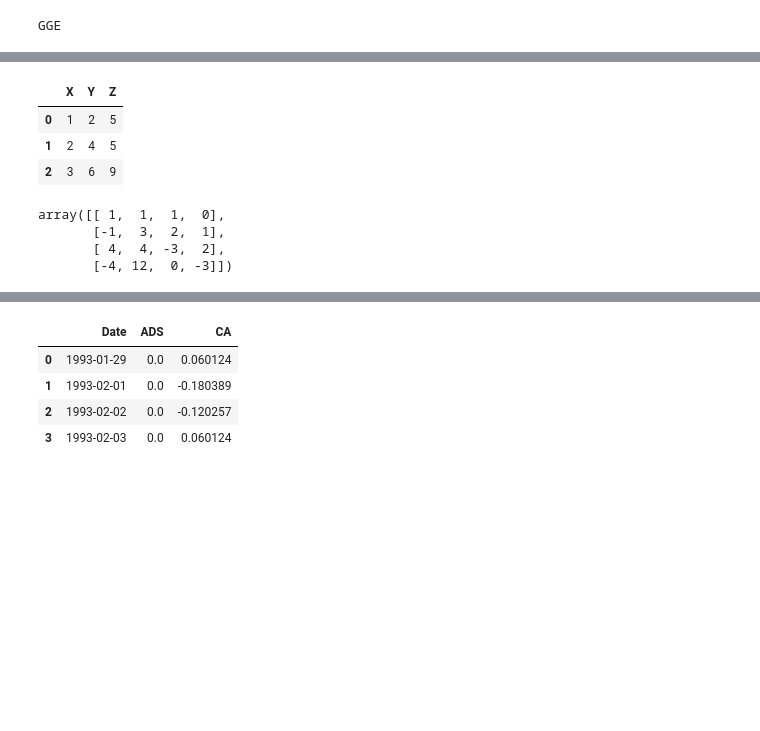
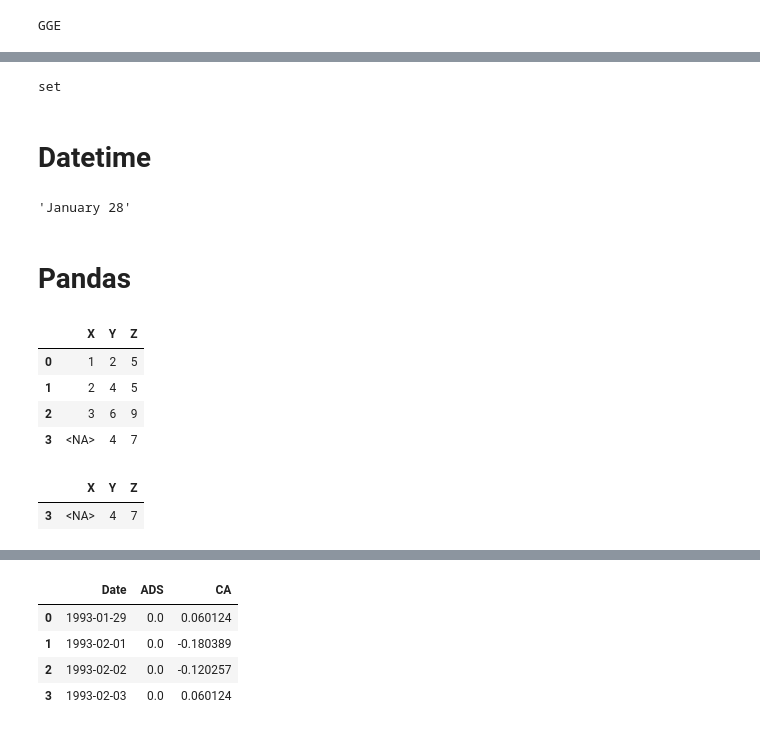
Before and after one commit to lyonsja-mathematics/My_Tutorials, a Jupyter notebook: Hello World.ipynb, the cells around one changed output, grey strips where cells are left out. Drawn from its saved outputs; the diff is of its cells as text; code cells hidden in the pictures; blank space fills up the shorter version.

```diff
--- a/Hello World.ipynb
+++ b/Hello World.ipynb
@@ -52,0 +187,8 @@ GGE THJK YY77U
+# %%
+# Curly brackets for a set.
+type({1,2,3})
+# Items in a set cannot be changed nor replaced, but you can remove and add new items.
+# %% [output]
+set
+# %% [markdown]
+# Datetime
@@ -53,16 +197,21 @@ GGE THJK YY77U
+# %%
+# Convert a string to a datetime object.
+strBirthday="1992-01-28 08:00:00"
+listBirthday=strBirthday[0:10].split("-")
+listBirthday=list(map(int, listBirthday))
+birthday=datetime.datetime(listBirthday[0],listBirthday[1],listBirthday[2])
+birthday.strftime("%B %d")
+# %% [output]
+'January 28'
+# %% [markdown]
+# Pandas
 # %%
 # Create a data frame
-pd.DataFrame({"X":[1,2,3],"Y":[2,4,6], "Z":[5,5,9]})
+import pandas as pd
+df1=pd.DataFrame({"X":[1,2,3,pd.NA],"Y":[2,4,6,4], "Z":[5,5,9,7]}); df1
 # %% [output]
 |  | X | Y | Z |
 | 0 | 1 | 2 | 5 |
 | 1 | 2 | 4 | 5 |
 | 2 | 3 | 6 | 9 |
+| 3 | <NA> | 4 | 7 |
-# %%
-# Create a matrix array
-A = np.array([[1,1,1,0],[-1,3,2,1],[4,4,-3,2],[-4,12,0,-3]]);A
-# %% [output]
-array([[ 1,  1,  1,  0],
-       [-1,  3,  2,  1],
-       [ 4,  4, -3,  2],
-       [-4, 12,  0, -3]])
@@ -75,0 +218,6 @@ sp500_px=sp500_px.rename({"Unnamed: 0":"Date"}, axis="columns")
+# %%
+# Find rows with NaN values.
+df1[df1.isna().any(axis=1)]
+# %% [output]
+|  | X | Y | Z |
+| 3 | <NA> | 4 | 7 |
```
Also changed, not shown: parts of 94 cells of this notebook.
